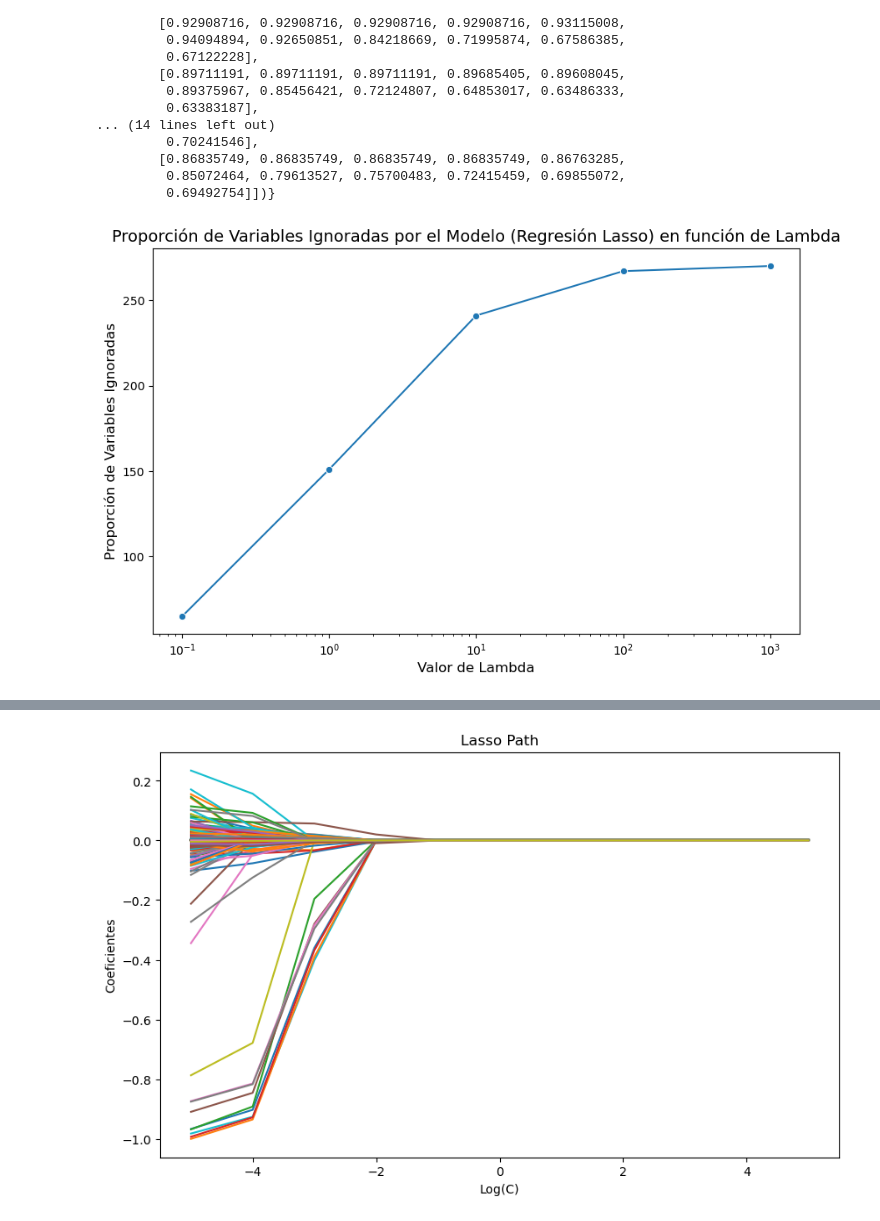
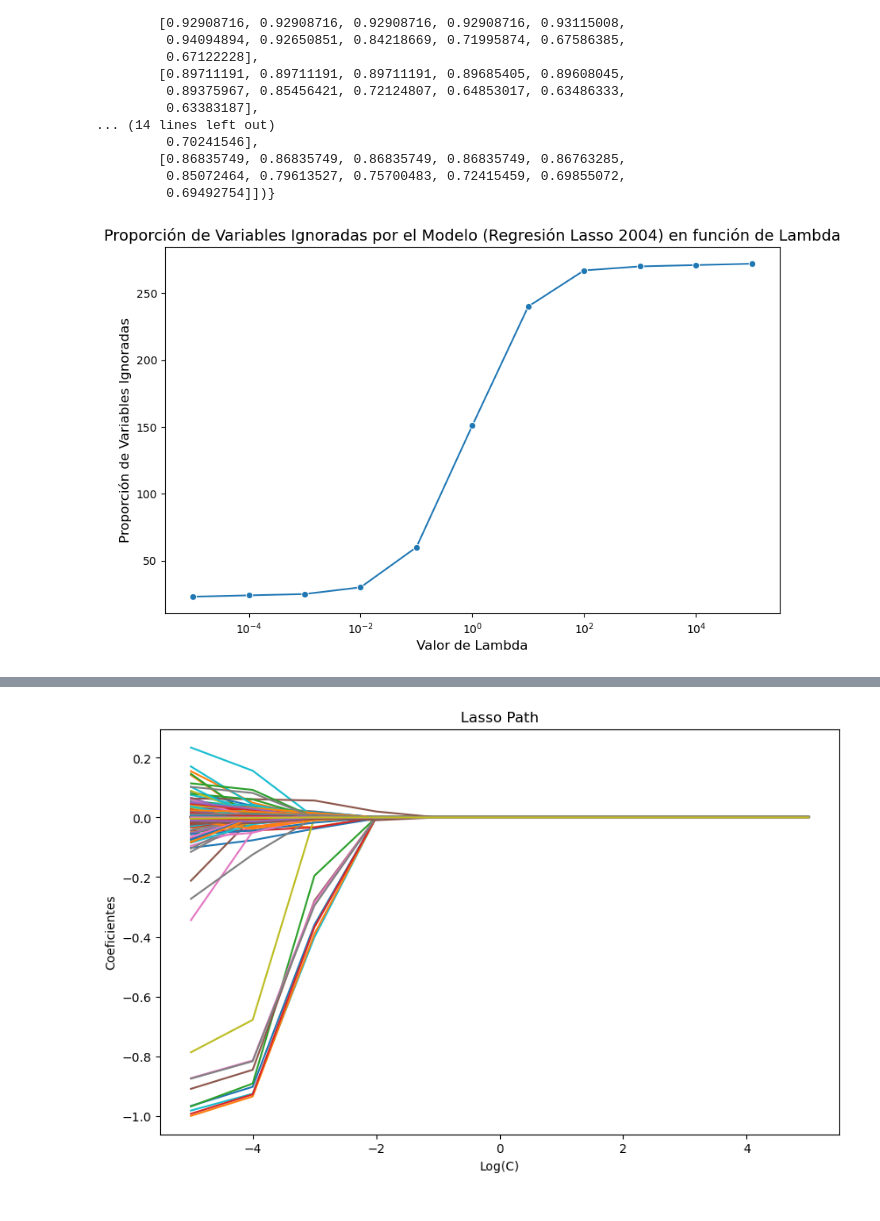
Before and after one commit to maggiecobb/CC408-T1-5, a Jupyter notebook: TP 4/TP 4.ipynb, the cells around one changed output, grey strips where cells are left out. Saved outputs shown, nothing was run; the diff lists cells and outputs as text; code cells hidden in the pictures.

```diff
--- a/TP 4/TP 4.ipynb
+++ b/TP 4/TP 4.ipynb
@@ -1836,39 +1838,39 @@ from sklearn.model_selection import cross_val_score
 # y = tus datos de objetivo (vector de etiquetas)
 
 # Valores de lambda (o alpha en sklearn)
-lambda_values = [0.1, 1, 10, 100, 1000]  # Diferentes valores de lambda (alpha)
-proporciones_ignoradas = []  # Para almacenar la proporción de variables ignoradas
+lambda_values_04 =  10 ** np.array([*range(-5, 6)], dtype=float)  # Diferentes valores de lambda (alpha)
+proporciones_ignoradas_04 = []  # Para almacenar la proporción de variables ignoradas
 
 # Supongamos que tienes un modelo Lasso
 # X, y = tus datos (asegúrate de tenerlos preparados previamente)
 
-for lambda_val in lambda_values:
+for lambda_val in lambda_values_04:
     # Ajustar el modelo Lasso con el valor de lambda (alpha)
     alpha = lambda_val
     log04_lasso = LogisticRegression(penalty='l1', C=(1/alpha), solver='liblinear').fit(x_train_04, y_train_04)
     log04_lasso.fit(x_train04, y_train_04)
  # Contar cuántos coeficientes son exactamente cero
     coef_zeros = np.sum(log04_lasso.coef_ == 0)
 
     # Calcular la proporción de variables ignoradas
     proporcion_ignoradas = coef_zeros / len(log04_lasso.coef_)
-    proporciones_ignoradas.append(proporcion_ignoradas)
+    proporciones_ignoradas_04.append(proporcion_ignoradas)
 
 # Crear un DataFrame con los resultados
 df_ignoradas = pd.DataFrame({
-    'Lambda': lambda_values,
-    'Proporcion_Ignoradas': proporciones_ignoradas
+    'Lambda': lambda_values_04,
+    'Proporcion_Ignoradas': proporciones_ignoradas_04
 })
 
 # Crear el gráfico de lineplot
 plt.figure(figsize=(10, 6))
 sns.lineplot(x='Lambda', y='Proporcion_Ignoradas', data=df_ignoradas, marker='o')
 
 # Títulos y etiquetas
-plt.title('Proporción de Variables Ignoradas por el Modelo (Regresión Lasso) en función de Lambda', fontsize=14)
+plt.title('Proporción de Variables Ignoradas por el Modelo (Regresión Lasso 2004) en función de Lambda', fontsize=14)
 plt.xlabel('Valor de Lambda', fontsize=12)
 plt.ylabel('Proporción de Variables Ignoradas', fontsize=12)
 plt.xscale('log')  # Usar escala logarítmica para los valores de lambda
 plt.show()
 # %% [output]
-[figure, old version]
+[figure, new version]
```
Also changed, not shown: parts of 4 cells of this notebook.
